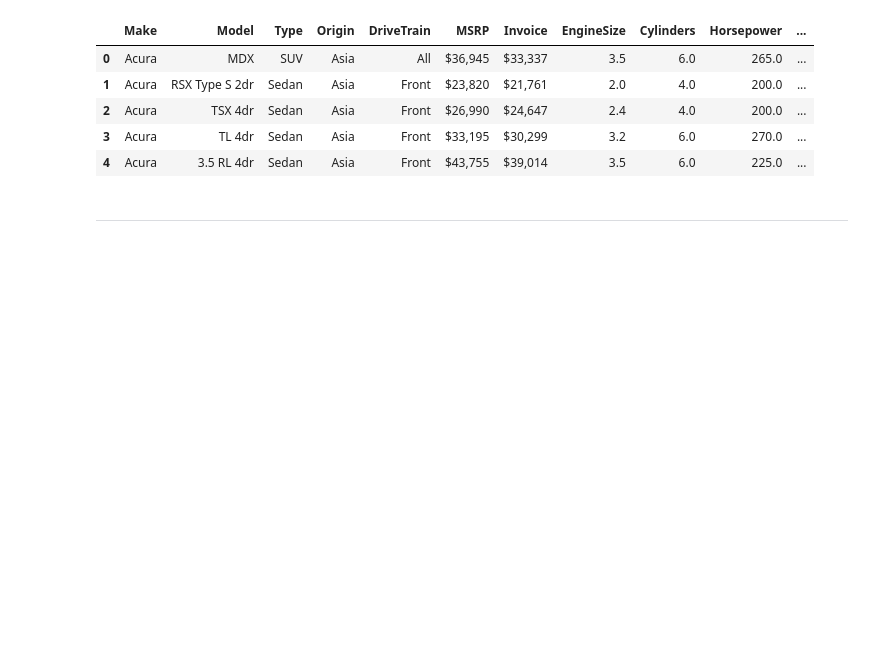
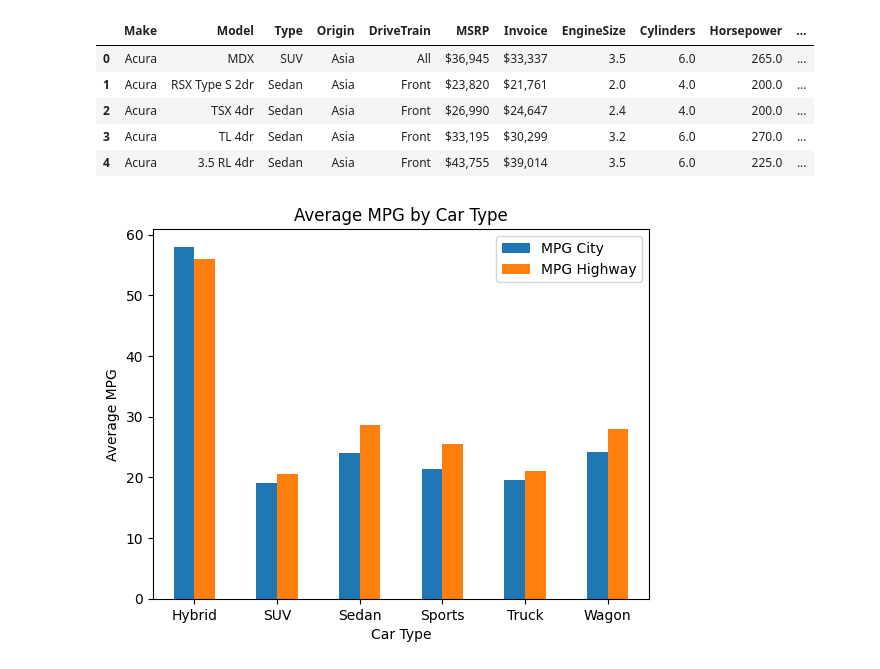
Before and after one commit to Tanay-Dwivedi/Cars-Dataset-Data-Analysis, a Jupyter notebook: cars_dataset_data_analysis.ipynb, the cells around one changed output. Drawn from its saved outputs; the diff is of its cells as text; code cells hidden in the pictures; blank space fills up the shorter version.

```diff
--- a/cars_dataset_data_analysis.ipynb
+++ b/cars_dataset_data_analysis.ipynb
@@ -225,5 +225,3 @@ df.head()
 | 2 | Acura | TSX 4dr | Sedan | Asia | Front | $26,990 | $24,647 | 2.4 | 4.0 | 200.0 | ... |
 | 3 | Acura | TL 4dr | Sedan | Asia | Front | $33,195 | $30,299 | 3.2 | 6.0 | 270.0 | ... |
 | 4 | Acura | 3.5 RL 4dr | Sedan | Asia | Front | $43,755 | $39,014 | 3.5 | 6.0 | 225.0 | ... |
-# %% [markdown]
------
@@ -229,0 +230,13 @@ df.head()
+# %%
+# Comparison of MPG between different car types:
+
+# Assuming 'df' is your pandas DataFrame containing the cars data
+df.groupby('Type')[['MPG_City', 'MPG_Highway']].mean().plot(kind='bar')
+plt.title('Average MPG by Car Type')
+plt.xlabel('Car Type')
+plt.ylabel('Average MPG')
+plt.legend(['MPG City', 'MPG Highway'])
+plt.xticks(rotation=0)
+plt.show()
+# %% [output]
+[figure, added]
```
Also changed, not shown: parts of 5 cells of this notebook.
